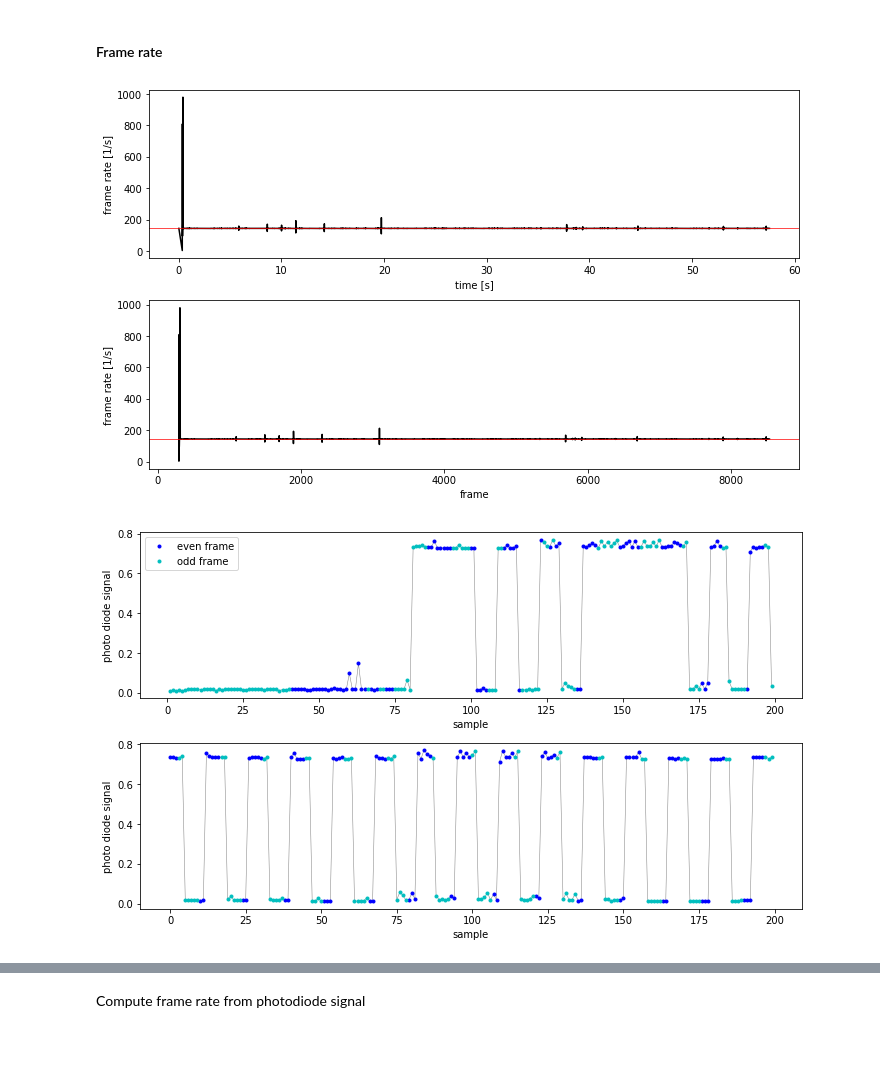
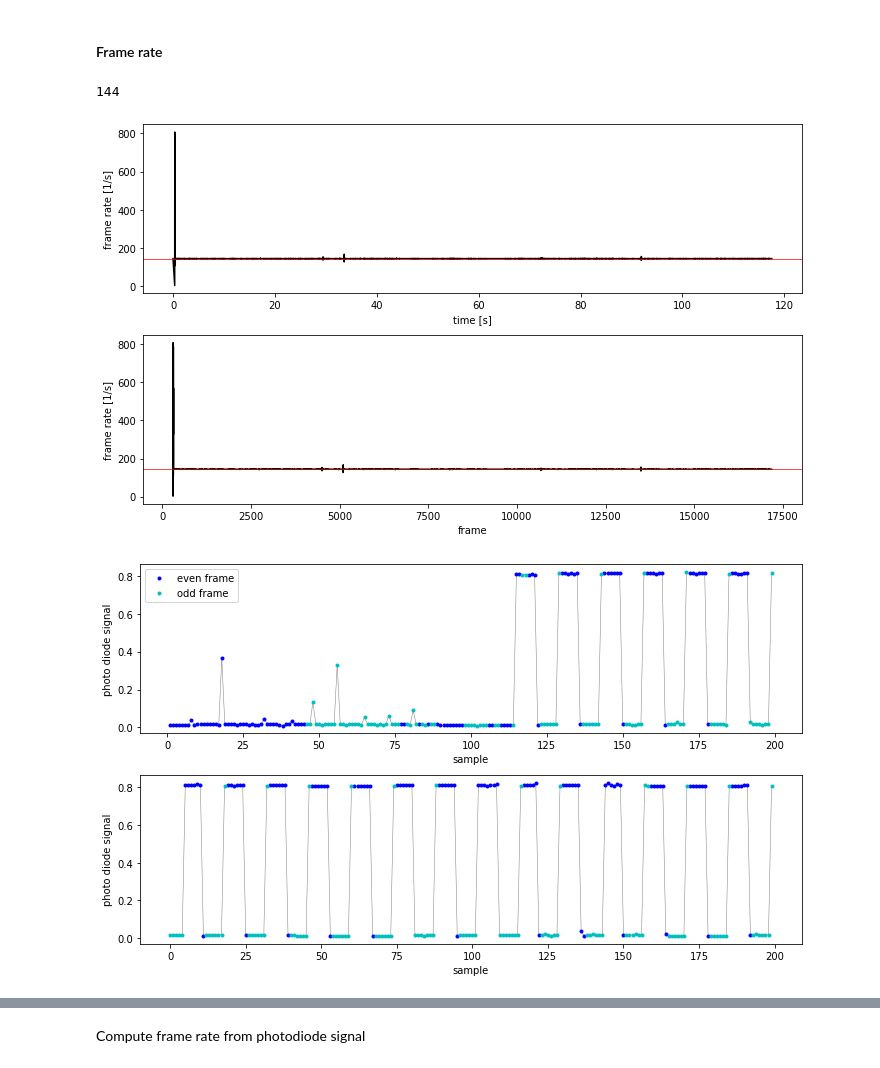
Before and after one commit to hjmh/unityvr, a Jupyter notebook: unityvr/scripts/parseUnityLog.ipynb, the cells around one changed output, grey strips where cells are left out. Cells and saved outputs as stored; diff of their text form; code cells hidden in the pictures.

```diff
--- a/unityvr/scripts/parseUnityLog.ipynb
+++ b/unityvr/scripts/parseUnityLog.ipynb
@@ -17,11 +17,11 @@ from unityvr.preproc import logproc
 from unityvr.viz import viz
 # %%
 dirName = "../sample/"
-fileName = "Log_2021-05-13_22-25-48_SS96_x_7f_f01_EB_panA1_t01.json"
+fileName = "Log_2021-05-19_18-25-15_SS96_x_7f_f07_EB_panA2_t01.json"
 
 dat = logproc.openUnityLog(dirName, fileName)
 
-for i in range(2):
+for i in range(5):
     print(dat[i]['frame'])
     print(json.dumps(dat[i], sort_keys=True, indent=4))
 # %% [output]
@@ -135,20 +172,25 @@ framesDf.head()
 Fictrac updates come in at a higher rate than the VR frame rate. Fictrac can also only run for a subset of the VR run time and therefore the number of frames in fictrac and vr dataframes may not match.
 # %% [markdown]
 #### Frame rate
+# %%
+# Extract frame rate setting
+matching = [s for s in dat if "refreshRateHz" in s]
+forceframerate = matching[0]["refreshRateHz"]
+print(forceframerate) # frame rate in Hz
+# %% [output]
+144
 # %%
-# set frame rate (see metadata)
-forceframerate = 144
 fig, ax = plt.subplots(2,1, figsize=(10,6))
 ax[0].plot(framesDf.time, 1/framesDf.dt, 'k')
 ax[1].plot(framesDf.frame, 1/framesDf.dt, 'k')
 ax[0].set_xlabel('time [s]')
 ax[1].set_xlabel('frame');
 for i in range(2):
     ax[i].axhline(forceframerate,0,1,color='r', linewidth=0.7)
     ax[i].set_ylabel('frame rate [1/s]')
 fig.tight_layout()
 # %% [output]
-[figure, old version]
+[figure, new version]
 # %%
 fig, ax = plt.subplots(2,1, figsize=(10,6))
 window = 200
@@ -168,7 +210,7 @@ for i, ts in enumerate([0,5000]):
 ax[0].legend()
 fig.tight_layout()
 # %% [output]
-[figure, old version]
+[figure, new version]
 # %%
 fig, ax = plt.subplots(1,1, figsize=(10,4))
 for f in range(1000,1005):
```
Also changed, not shown: parts of 12 cells of this notebook, 1 other file.
